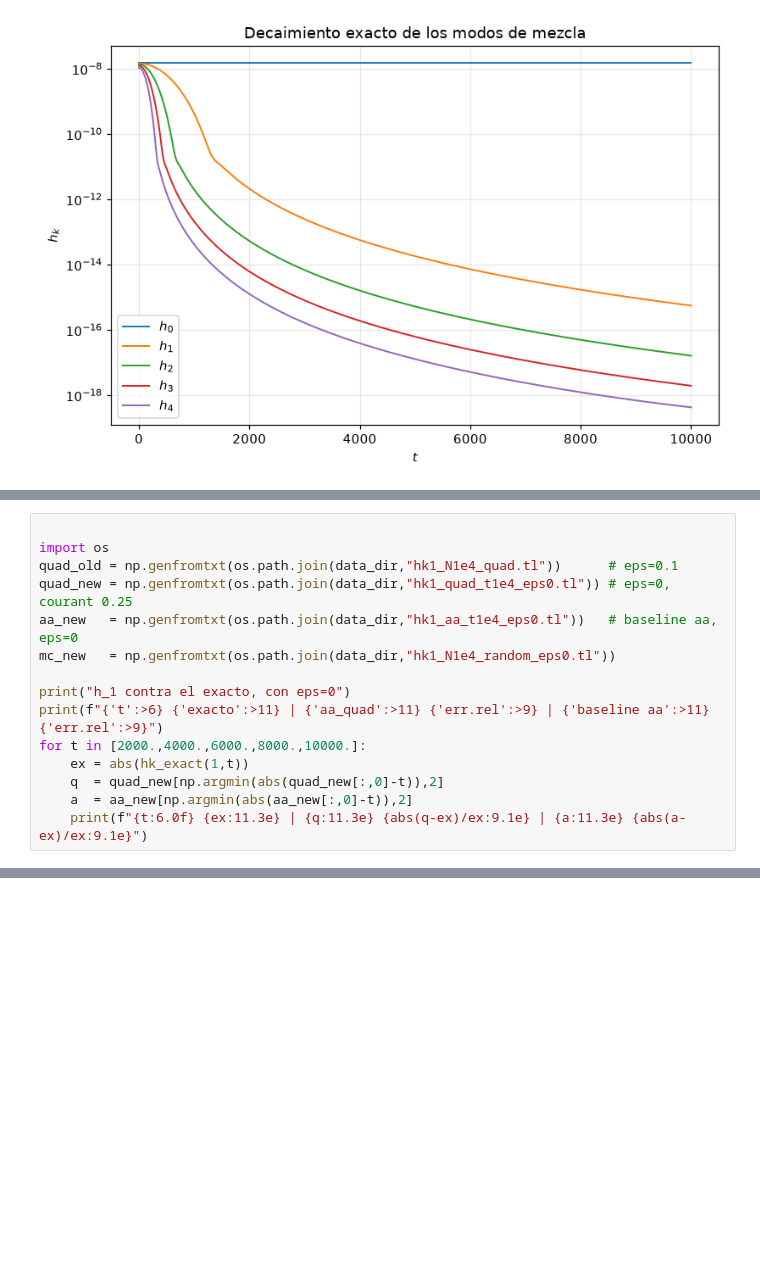
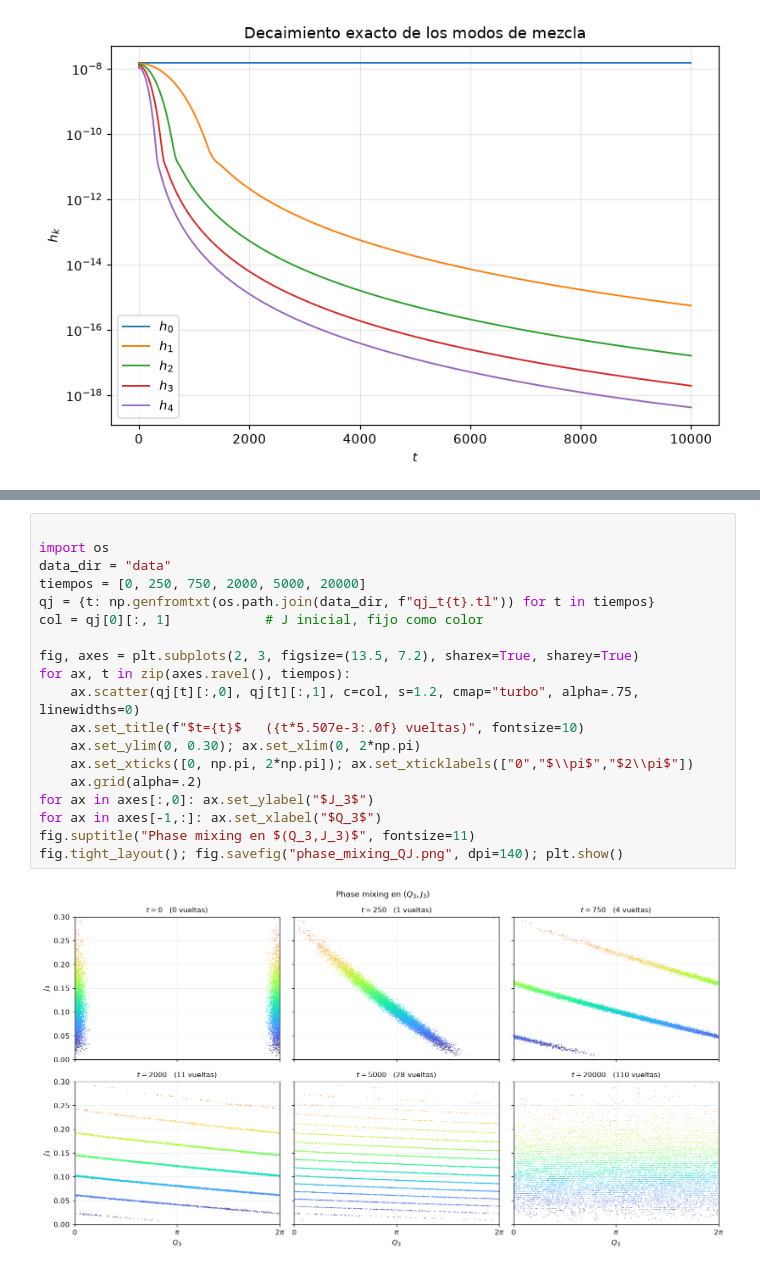
Before and after one commit to erjive/vlasov-poisson_PIC, a Jupyter notebook: paper_runs/notebooks/hk_exact.ipynb, the cells around one changed output, grey strips where cells are left out. Cells and saved outputs as stored; diff of their text form; blank space fills up the shorter version.

```diff
--- a/paper_runs/notebooks/hk_exact.ipynb
+++ b/paper_runs/notebooks/hk_exact.ipynb
@@ -1043,15 +212,0 @@ tapaba por completo las diferencias entre esquemas. Por eso `aa` y
-# %%
-
-import os
-quad_old = np.genfromtxt(os.path.join(data_dir,"hk1_N1e4_quad.tl"))      # eps=0.1
-quad_new = np.genfromtxt(os.path.join(data_dir,"hk1_quad_t1e4_eps0.tl")) # eps=0, courant 0.25
-aa_new   = np.genfromtxt(os.path.join(data_dir,"hk1_aa_t1e4_eps0.tl"))   # baseline aa, eps=0
-mc_new   = np.genfromtxt(os.path.join(data_dir,"hk1_N1e4_random_eps0.tl"))
-
-print("h_1 contra el exacto, con eps=0")
-print(f"{'t':>6} {'exacto':>11} | {'aa_quad':>11} {'err.rel':>9} | {'baseline aa':>11} {'err.rel':>9}")
-for t in [2000.,4000.,6000.,8000.,10000.]:
-    ex = abs(hk_exact(1,t))
-    q  = quad_new[np.argmin(abs(quad_new[:,0]-t)),2]
-    a  = aa_new[np.argmin(abs(aa_new[:,0]-t)),2]
-    print(f"{t:6.0f} {ex:11.3e} | {q:11.3e} {abs(q-ex)/ex:9.1e} | {a:11.3e} {abs(a-ex)/ex:9.1e}")
@@ -1114,0 +222,21 @@ $T_2$) siguen en pie, pero los pisos numéricos de ahí no deben citarse.
+# %%
+
+import os
+data_dir = "data"
+tiempos = [0, 250, 750, 2000, 5000, 20000]
+qj = {t: np.genfromtxt(os.path.join(data_dir, f"qj_t{t}.tl")) for t in tiempos}
+col = qj[0][:, 1]            # J inicial, fijo como color
+
+fig, axes = plt.subplots(2, 3, figsize=(13.5, 7.2), sharex=True, sharey=True)
+for ax, t in zip(axes.ravel(), tiempos):
+    ax.scatter(qj[t][:,0], qj[t][:,1], c=col, s=1.2, cmap="turbo", alpha=.75, linewidths=0)
+    ax.set_title(f"$t={t}$   ({t*5.507e-3:.0f} vueltas)", fontsize=10)
+    ax.set_ylim(0, 0.30); ax.set_xlim(0, 2*np.pi)
+    ax.set_xticks([0, np.pi, 2*np.pi]); ax.set_xticklabels(["0","$\\pi$","$2\\pi$"])
+    ax.grid(alpha=.2)
+for ax in axes[:,0]: ax.set_ylabel("$J_3$")
+for ax in axes[-1,:]: ax.set_xlabel("$Q_3$")
+fig.suptitle("Phase mixing en $(Q_3,J_3)$", fontsize=11)
+fig.tight_layout(); fig.savefig("phase_mixing_QJ.png", dpi=140); plt.show()
+# %% [output]
+[figure, added]
```
Also changed, not shown: parts of 57 cells of this notebook, 27 other files.
